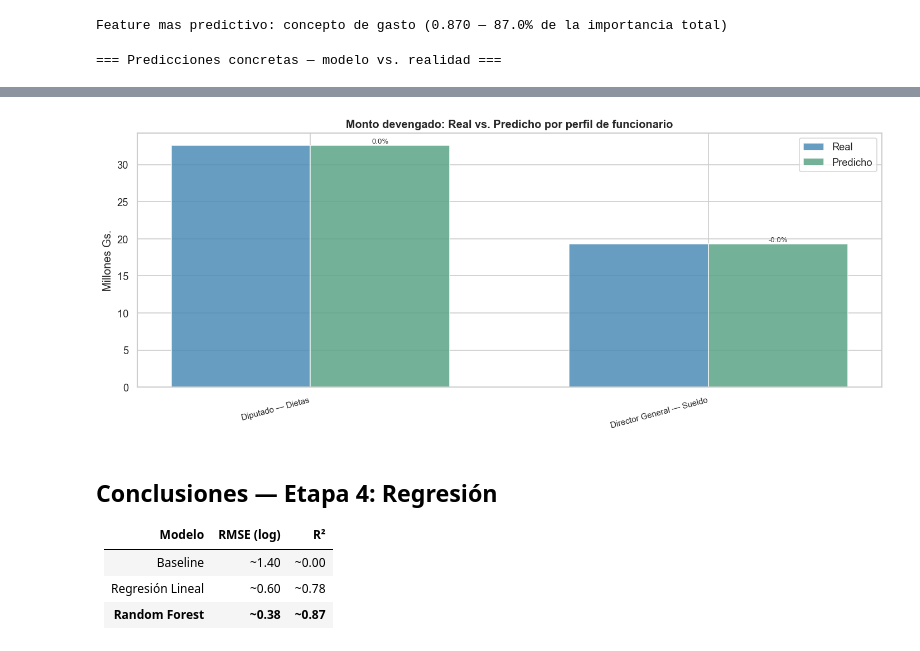
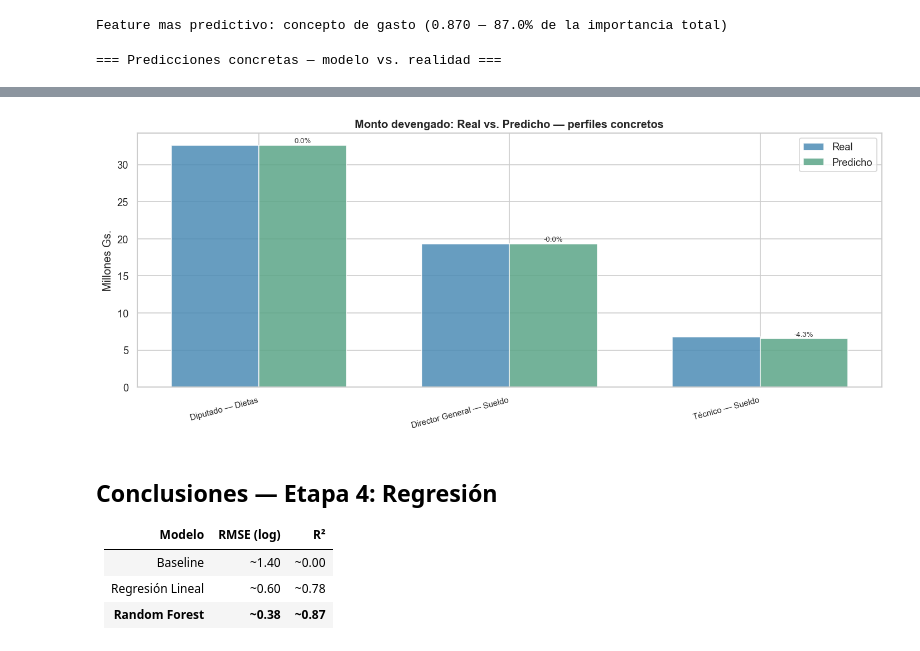
Before and after one commit to bethavila17/eda-nomina-diputados, a Jupyter notebook: notebooks/TP_Final_Pipeline_Ciencia_Datos.ipynb, the cells around one changed output, grey strips where cells are left out. Saved outputs shown, nothing was run; the diff lists cells and outputs as text; code cells hidden in the pictures.

Commit message:
Fix celda 4.5: tabla HTML con display() y manejo robusto de encoders

```diff
--- a/notebooks/TP_Final_Pipeline_Ciencia_Datos.ipynb
+++ b/notebooks/TP_Final_Pipeline_Ciencia_Datos.ipynb
@@ -1146,20 +1146,19 @@ print('Feature mas predictivo:', imp_reg.idxmax(),
 Feature mas predictivo: concepto de gasto (0.870 — 87.0% de la importancia total)
 # %%
 # 4.5 Ejemplos concretos — ¿qué predice el modelo para perfiles reales?
-# Se seleccionan registros del test set que coincidan con perfiles típicos
-# y se muestra predicho vs real en guaraníes.
+rf_reg       = modelos_reg['Random Forest']
+clases_cargo = set(le_c2.classes_)
+clases_tipo  = set(le_t2.classes_)
+clases_sexo  = set(le_s2.classes_)
 
-rf_reg = modelos_reg['Random Forest']
-
-# Reconstruir df_reg con las columnas de texto para poder buscar perfiles
+# df_reg ya tiene las columnas de texto originales
 df_reg_texto = df[(df['mes'] != 13) & (df['montoDevengado'] > 0)].copy()
 
-# Perfiles buscados: (cargo, concepto, descripción)
 perfiles = [
-    ('MIEMBROS',    'DIETAS',        'Diputado — Dietas'),
-    ('DIRECTOR GENERAL', 'SUELDO',   'Director General — Sueldo'),
-    ('TECNICO I',   'SUELDO',        'Técnico I — Sueldo'),
-    ('AUXILIAR',    'JORNALES',      'Auxiliar — Jornales'),
+    ('MIEMBROS',         'DIETAS',    'Diputado — Dietas'),
+    ('DIRECTOR GENERAL', 'SUELDO',    'Director General — Sueldo'),
+    ('TECNICO',          'SUELDO',    'Técnico — Sueldo'),
+    ('AUXILIAR',         'JORNALES',  'Auxiliar — Jornales'),
 ]
 
 filas = []
@@ -1168,53 +1167,64 @@ for cargo_b, concepto_b, desc in perfiles:
         df_reg_texto['cargo'].str.contains(cargo_b, case=False, na=False) &
         df_reg_texto['conceptoGasto'].str.contains(concepto_b, case=False, na=False)
     )
-    sub = df_reg_texto[mask]
+    sub = df_reg_texto[mask].dropna(subset=['antiguedad_anios']).copy()
     if len(sub) == 0:
+        filas.append({'Cargo / Concepto': desc, 'Antigüedad': 'n/d',
+                      'Real (M Gs.)': '-', 'Predicho (M Gs.)': '-', 'Error (%)': '-'})
         continue
-    # Tomar una fila representativa (mediana de antigüedad)
-    sub = sub.copy()
-    sub['dist_med'] = (sub['antiguedad_anios'] - sub['antiguedad_anios'].median()).abs()
-    fila = sub.loc[sub['dist_med'].idxmin()].copy()
 
-    # Construir vector de features con los encoders del modelo
-    cargo_enc  = le_c2.transform([fila['cargo'].fillna('SIN CARGO') if hasattr(fila['cargo'], 'fillna') else fila['cargo']])[0]
-    tipo_enc   = le_t2.transform([fila['tipoPersonal']])[0]
-    sexo_enc   = le_s2.transform([fila['sexo']])[0]
-    X_perfil   = pd.DataFrame([[cargo_enc, tipo_enc, sexo_enc,
-                                  fila['antiguedad_anios'], fila['mes'],
-                                  fila['codigoObjetoGasto'], fila['codigoPrograma']]],
-                               columns=FEAT_REG)
-    log_pred  = rf_reg.predict(X_perfil)[0]
-    pred_gs   = np.exp(log_pred)
+    # Registro más cercano a la mediana de antigüedad del grupo
+    med_ant = sub['antiguedad_anios'].median()
+    fila    = sub.iloc[(sub['antiguedad_anios'] - med_ant).abs().argsort()[:1]].iloc[0]
+
+    # Encodear solo si el valor está en las clases del encoder
+    cargo_val = fila['cargo'] if fila['cargo'] in clases_cargo else 'SIN CARGO'
+    tipo_val  = fila['tipoPersonal'] if fila['tipoPersonal'] in clases_tipo else le_t2.classes_[0]
+    sexo_val  = fila['sexo'] if fila['sexo'] in clases_sexo else le_s2.classes_[0]
+
+    X_p = pd.DataFrame([[
+        le_c2.transform([cargo_val])[0],
+        le_t2.transform([tipo_val])[0],
+        le_s2.transform([sexo_val])[0],
+        fila['antiguedad_anios'], fila['mes'],
+        fila['codigoObjetoGasto'], fila['codigoPrograma']
+    ]], columns=FEAT_REG)
+
+    pred_gs   = np.exp(rf_reg.predict(X_p)[0])
     real_gs   = fila['montoDevengado']
     error_pct = (pred_gs - real_gs) / real_gs * 100
 
     filas.append({
-        'Perfil'           : desc,
-        'Antigüedad (años)': round(fila['antiguedad_anios'], 1),
-        'Real (M Gs.)'     : round(real_gs / 1e6, 2),
-        'Predicho (M Gs.)' : round(pred_gs / 1e6, 2),
-        'Error (%)'        : round(error_pct, 1),
+        'Cargo / Concepto'  : desc,
+        'Antigüedad'        : f'{fila["antiguedad_anios"]:.1f} años',
+        'Real (M Gs.)'      : round(real_gs  / 1e6, 2),
+        'Predicho (M Gs.)'  : round(pred_gs  / 1e6, 2),
+        'Error (%)'         : round(error_pct, 1),
     })
 
 tabla = pd.DataFrame(filas)
 print('=== Predicciones concretas — modelo vs. realidad ===')
-display(tabla.to_string(index=False))
+display(tabla.set_index('Cargo / Concepto'))
 
-# Gráfico barras agrupadas: Real vs Predicho por perfil
+# Gráfico barras agrupadas: Real vs Predicho
+tabla_num = tabla[tabla['Real (M Gs.)'] != '-'].copy()
+tabla_num['Real (M Gs.)']     = tabla_num['Real (M Gs.)'].astype(float)
+tabla_num['Predicho (M Gs.)'] = tabla_num['Predicho (M Gs.)'].astype(float)
+tabla_num['Error (%)']        = tabla_num['Error (%)'].astype(float)
+
 fig, ax = plt.subplots(figsize=(12, 5))
-x  = np.arange(len(tabla))
-w  = 0.35
-ax.bar(x - w/2, tabla['Real (M Gs.)'],     w, label='Real',     color='#4c8cb5', alpha=0.85, edgecolor='white')
-ax.bar(x + w/2, tabla['Predicho (M Gs.)'], w, label='Predicho', color='#5ba587', alpha=0.85, edgecolor='white')
+x = np.arange(len(tabla_num))
+w = 0.35
+ax.bar(x - w/2, tabla_num['Real (M Gs.)'],     w, label='Real',     color='#4c8cb5', alpha=0.85, edgecolor='white')
+ax.bar(x + w/2, tabla_num['Predicho (M Gs.)'], w, label='Predicho', color='#5ba587', alpha=0.85, edgecolor='white')
 ax.set_xticks(x)
-ax.set_xticklabels(tabla['Perfil'], rotation=15, ha='right', fontsize=9)
+ax.set_xticklabels(tabla_num['Cargo / Concepto'], rotation=15, ha='right', fontsize=9)
 ax.set_ylabel('Millones Gs.')
-ax.set_title('Monto devengado: Real vs. Predicho por perfil de funcionario', fontweight='bold')
+ax.set_title('Monto devengado: Real vs. Predicho — perfiles concretos', fontweight='bold')
 ax.legend()
-for i, row in tabla.iterrows():
-    ax.text(i + w/2, row['Predicho (M Gs.)'] + 0.3,
-            f'{row["Error (%)"]:.1f}%', ha='center', fontsize=8, color='#333333')
+for i, (_, row) in enumerate(tabla_num.iterrows()):
+    ax.text(i + w/2, row['Predicho (M Gs.)'] + ax.get_ylim()[1]*0.01,
+            f'{row["Error (%)"]:.1f}%', ha='center', fontsize=8, color='#333')
 plt.tight_layout()
 plt.show()
 # %% [output]
@@ -1223,4 +1238,4 @@ plt.show()
-[figure, old version]
+[figure, new version]
 # %% [markdown]
 ## Conclusiones — Etapa 4: Regresión
 
```
Also changed, not shown: parts of 1 cell of this notebook, 2 other files.
